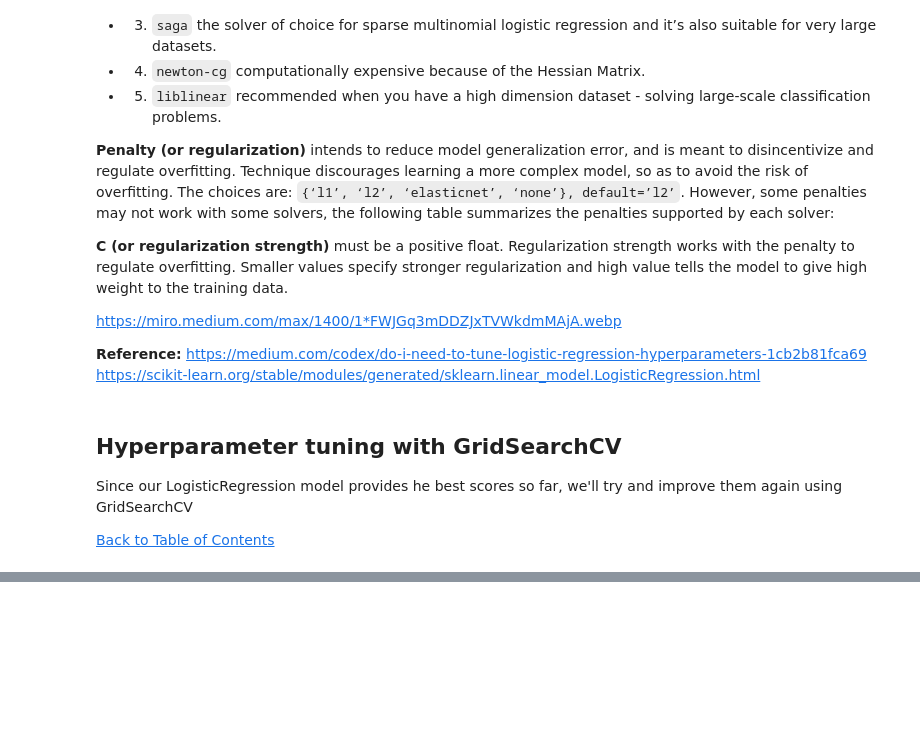
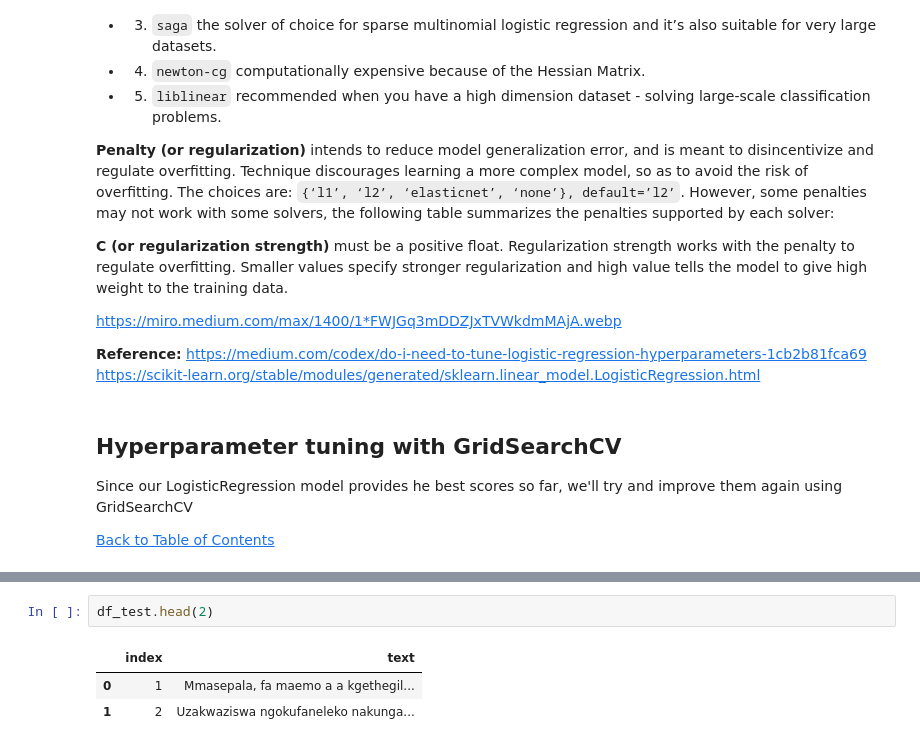
Before and after one commit to Olasunkii/language_identification, a Jupyter notebook: Language_Classification.ipynb, the cells around one changed output, grey strips where cells are left out. Saved outputs shown, nothing was run; the diff lists cells and outputs as text; blank space fills up the shorter version.

```diff
--- a/Language_Classification.ipynb
+++ b/Language_Classification.ipynb
@@ -530,0 +689,6 @@ ValueError: Expected 'estimator' to be a binary classifier, but got RandomizedSe
+# %%
+df_test.head(2)
+# %% [output]
+|  | index | text |
+| 0 | 1 | Mmasepala, fa maemo a a kgethegil... |
+| 1 | 2 | Uzakwaziswa ngokufaneleko nakunga... |
```
Also changed, not shown: parts of 42 cells of this notebook.
